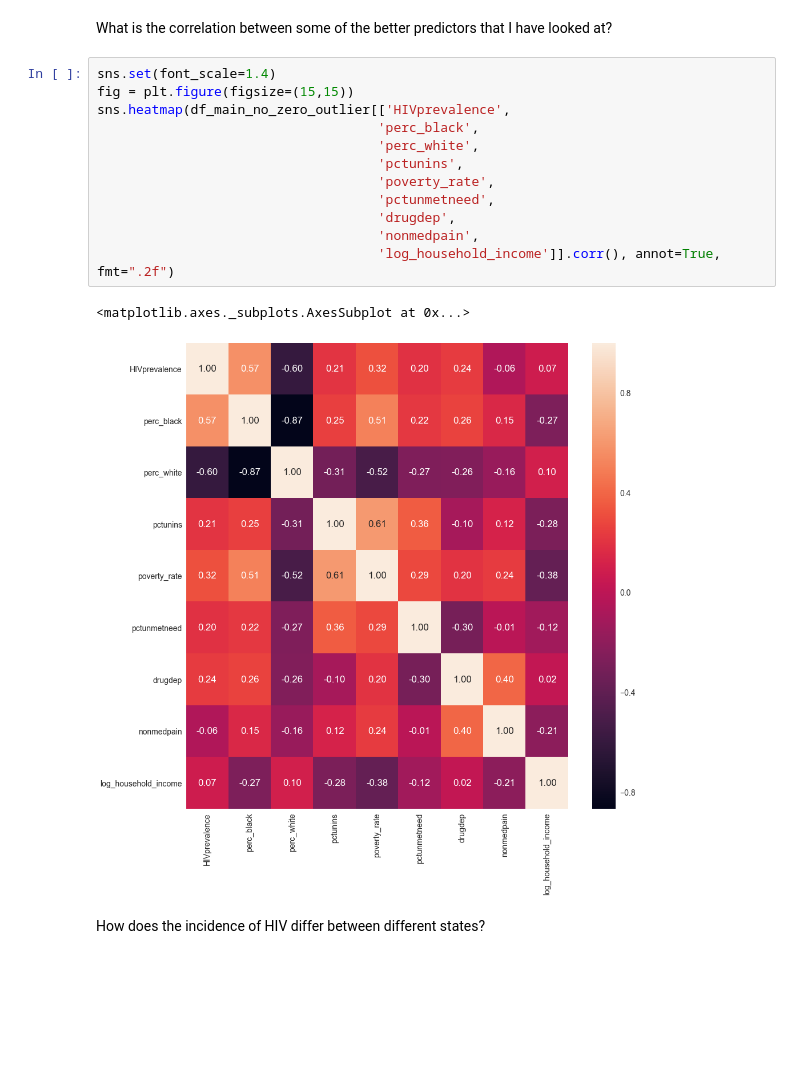
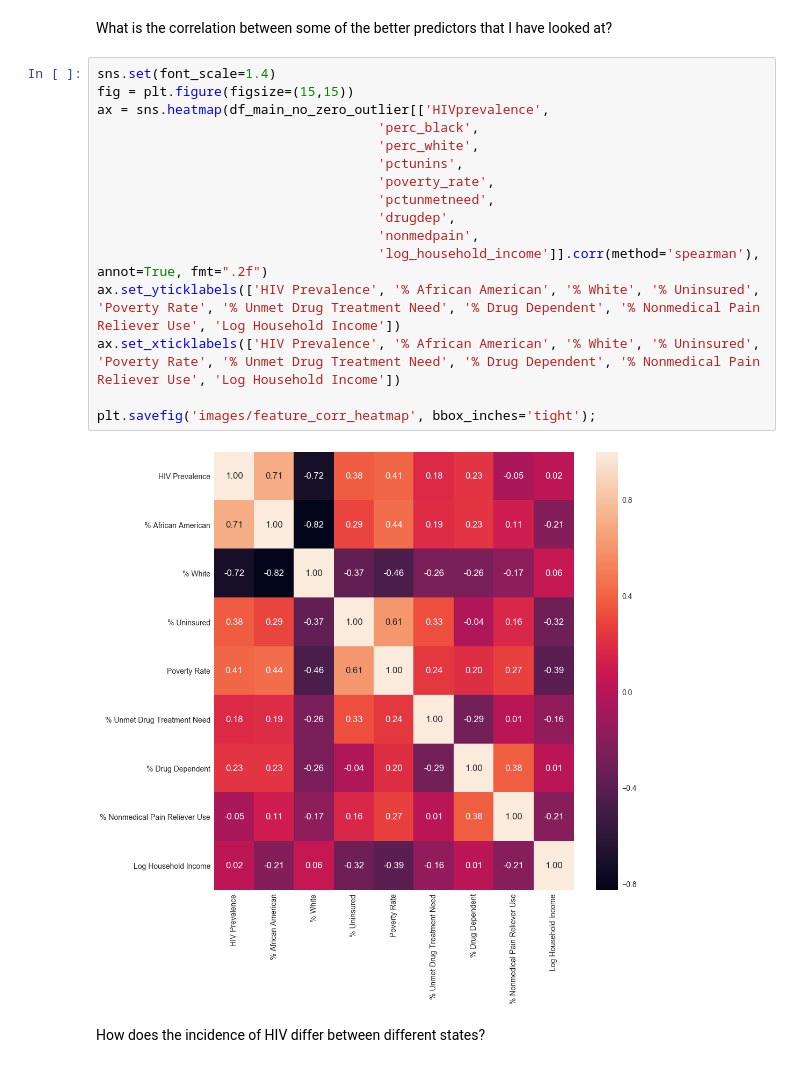
Before and after one commit to elogue01/Forecasting-HIV-Infections, a Jupyter notebook: EDA-presentation.ipynb, the cells around one changed output. Cells and saved outputs as stored; diff of their text form; blank space fills up the shorter version.

```diff
--- a/EDA-presentation.ipynb
+++ b/EDA-presentation.ipynb
@@ -424,18 +446,21 @@ What is the correlation between some of the better predictors that I have looked
 # %%
 sns.set(font_scale=1.4)
 fig = plt.figure(figsize=(15,15))
-sns.heatmap(df_main_no_zero_outlier[['HIVprevalence',
+ax = sns.heatmap(df_main_no_zero_outlier[['HIVprevalence',
                                     'perc_black',
                                     'perc_white',
                                     'pctunins',
                                     'poverty_rate',
                                     'pctunmetneed',
                                     'drugdep',
                                     'nonmedpain',
-                                    'log_household_income']].corr(), annot=True, fmt=".2f")
+                                    'log_household_income']].corr(method='spearman'), annot=True, fmt=".2f")
+ax.set_yticklabels(['HIV Prevalence', '% African American', '% White', '% Uninsured', 'Poverty Rate', '% Unmet Drug Treatment Need', '% Drug Dependent', '% Nonmedical Pain Reliever Use', 'Log Household Income'])
+ax.set_xticklabels(['HIV Prevalence', '% African American', '% White', '% Uninsured', 'Poverty Rate', '% Unmet Drug Treatment Need', '% Drug Dependent', '% Nonmedical Pain Reliever Use', 'Log Household Income'])
+
+plt.savefig('images/feature_corr_heatmap', bbox_inches='tight');
 # %% [output]
-<matplotlib.axes._subplots.AxesSubplot at 0x...>
-[figure, old version]
+[figure, new version]
 # %% [markdown]
 How does the incidence of HIV differ between different states?
 # %%
```
Also changed, not shown: parts of 11 cells of this notebook, 1 other file.
